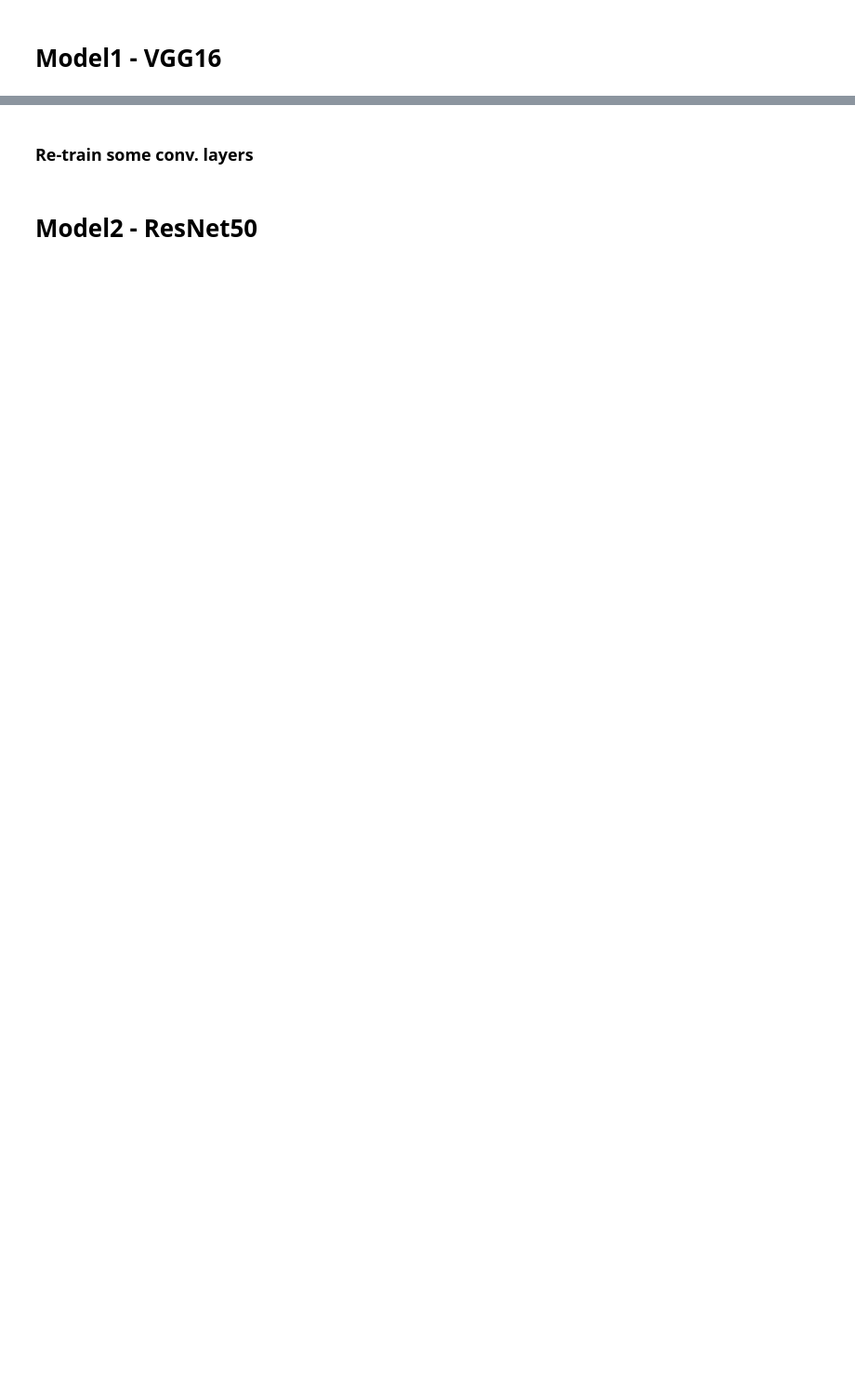
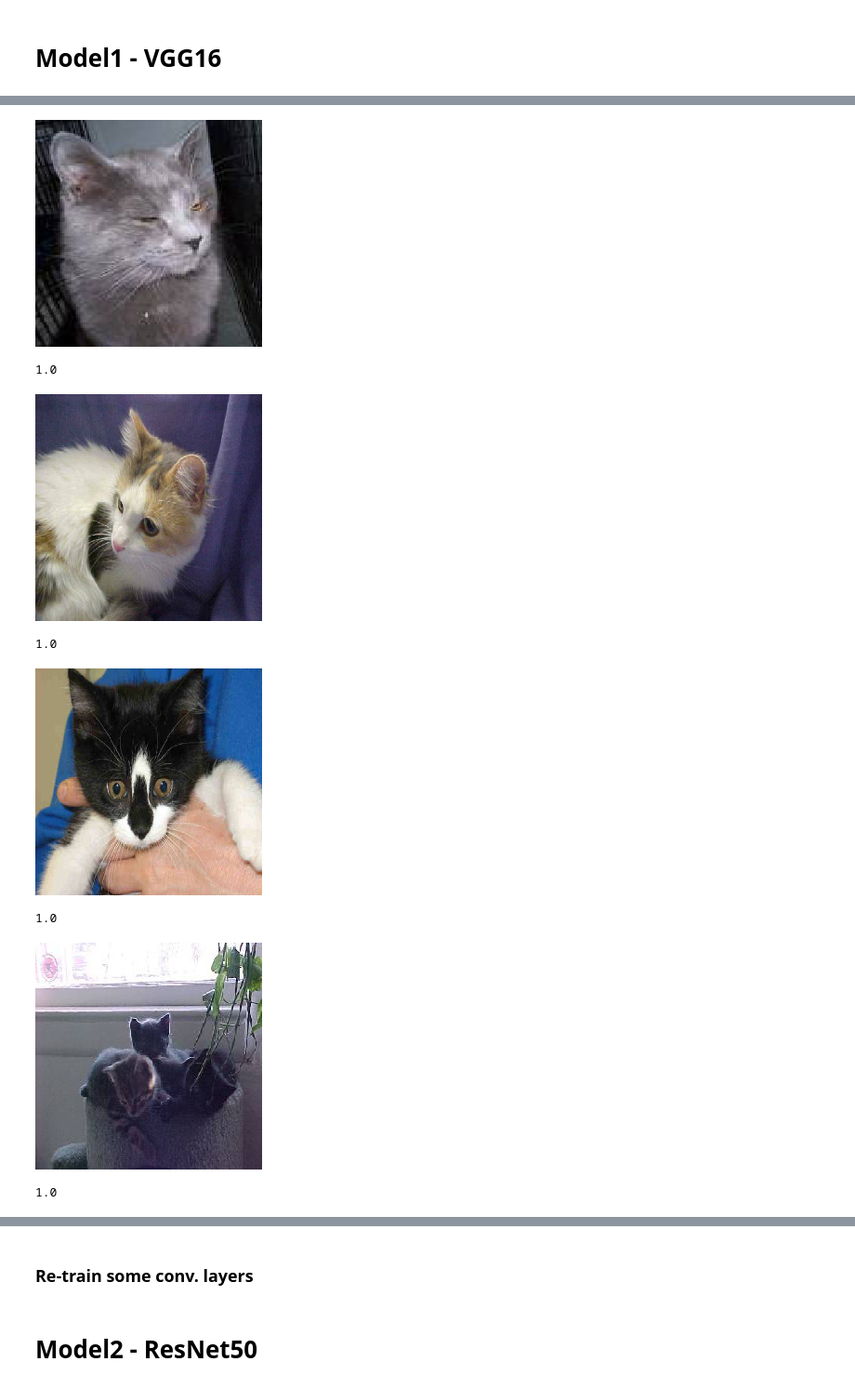
Before and after one commit to John-Tate/pretrained_networks, a Jupyter notebook: notebooks/Pretrained_Networks.ipynb, the cells around one changed output, grey strips where cells are left out. Shown at 93% size. Drawn from its saved outputs; the diff is of its cells as text; code cells hidden in the pictures; blank space fills up the shorter version.

```diff
--- a/notebooks/Pretrained_Networks.ipynb
+++ b/notebooks/Pretrained_Networks.ipynb
@@ -254,0 +292,16 @@ model_vgg.fit_generator(train_generator, train_generator.n // bz, epochs=1, work
+# %%
+n_preds = 8
+preds = model_vgg.predict_generator(test_generator,n_preds)
+
+for i in range(0,n_preds):
+    display(Image.open(test_path+'/'+test_generator.filenames[i]).resize((244,244)))
+    print(float("{:.4f}".format(float(preds[i]))))
+# %% [output]
+[figure, added]
+1.0
+[figure, added]
+1.0
+[figure, added]
+1.0
+[figure, added]
+1.0
```
Also changed, not shown: parts of 19 cells of this notebook, 2 other files.
